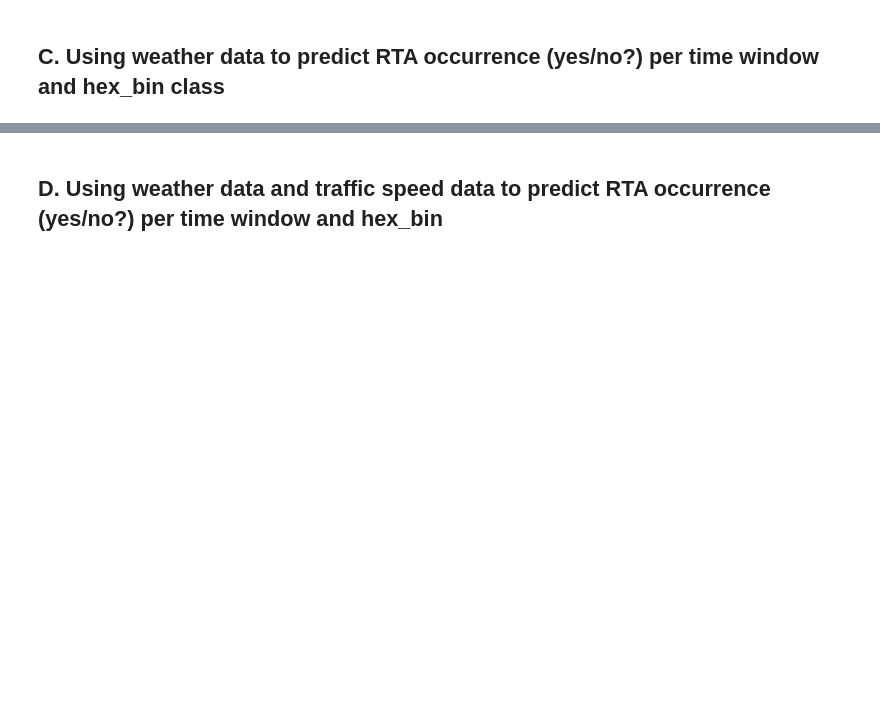
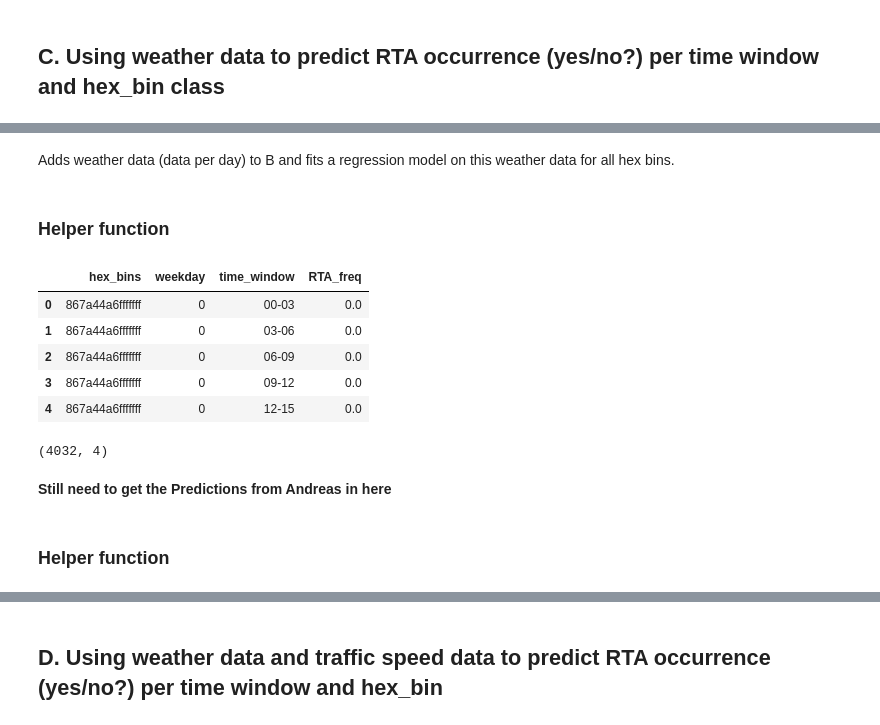
Before and after one commit to AndOleAnd/Capstone_N_A_P, a Jupyter notebook: Notebooks/Prediction_Output.ipynb, the cells around one changed output, grey strips where cells are left out. Saved outputs shown, nothing was run; the diff lists cells and outputs as text; code cells hidden in the pictures; blank space fills up the shorter version.

```diff
--- a/Notebooks/Prediction_Output.ipynb
+++ b/Notebooks/Prediction_Output.ipynb
@@ -328,7 +347,3 @@ df_final.head()
 | 2 | 2018-01-01 06:00:00 | 867a44a6fffffff | 2018-1-1-2 | 0.0 | 3 | 06-09 | 1 | Jan | 2018 | ... |
 | 3 | 2018-01-01 09:00:00 | 867a44a6fffffff | 2018-1-1-3 | 0.0 | 4 | 09-12 | 1 | Jan | 2018 | ... |
 | 4 | 2018-01-01 12:00:00 | 867a44a6fffffff | 2018-1-1-4 | 0.0 | 5 | 12-15 | 1 | Jan | 2018 | ... |
-# %%
-df_freq = df_final.groupby(["hex_bins", "weekday", "time_window_str"])
-df_freq = df_freq.agg({'RTA': [np.count_nonzero]})
-df_freq = df_freq.reset_index()
@@ -522,0 +429,35 @@ len(hex_list_rta)
+# %% [markdown]
+Adds weather data (data per day) to B and fits a regression model on this weather data for all hex bins.
+# %% [markdown]
+### Helper function
+# %%
+def create_freq_per_tw(df, list_freq_outliers):
+    """Creates a sort of distribution from which hex bin and time window combinations are drawn, subject to the predicted RTA's per day"""
+
+    # Filtering for hex bins with only one occurrence
+    df_filter = df.loc[~df["hex_bins"].isin(list_freq_outliers)]
+
+    # asdadad
+    df_freq = df_filter.groupby(["hex_bins", "weekday", "time_window_str"])
+    df_rta_freq = df_freq.agg({'RTA': [np.count_nonzero]})
+    df_rta_freq = df_rta_freq.reset_index()
+    df_rta_freq.columns = ["hex_bins", "weekday", "time_window", "RTA_freq"]
+
+    return df_rta_freq
+# %%
+df_cleaned = create_freq_per_tw(df_final, list_freq_outliers)
+# %%
+df_cleaned.head()
+# %% [output]
+|  | hex_bins | weekday | time_window | RTA_freq |
+| 0 | 867a44a6fffffff | 0 | 00-03 | 0.0 |
+| 1 | 867a44a6fffffff | 0 | 03-06 | 0.0 |
+| 2 | 867a44a6fffffff | 0 | 06-09 | 0.0 |
+| 3 | 867a44a6fffffff | 0 | 09-12 | 0.0 |
+| 4 | 867a44a6fffffff | 0 | 12-15 | 0.0 |
+# %%
+df_cleaned.shape
+# %% [output]
+(4032, 4)
+# %% [markdown]
+**Still need to get the Predictions from Andreas in here**
@@ -522,0 +467,2 @@ len(hex_list_rta)
+# %% [markdown]
+### Helper function
```
Also changed, not shown: parts of 73 cells of this notebook.
